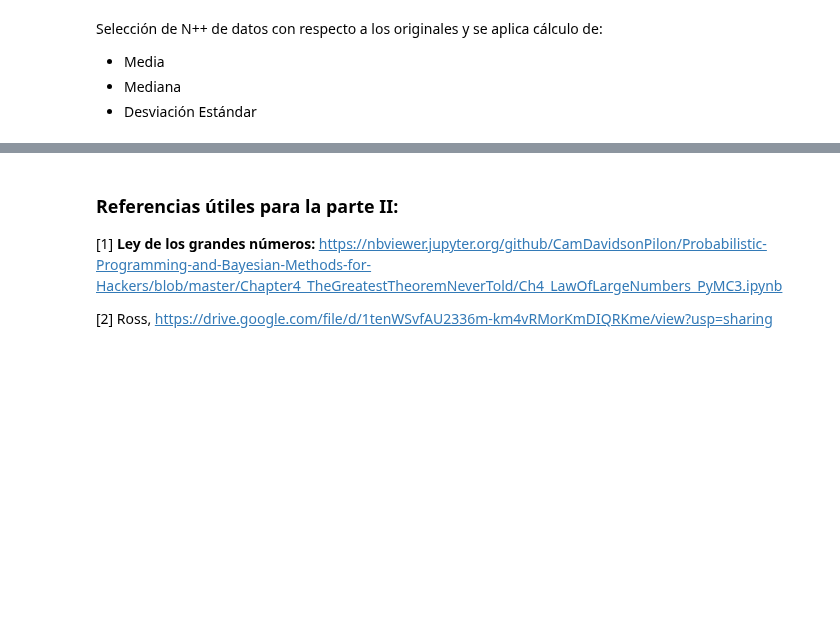
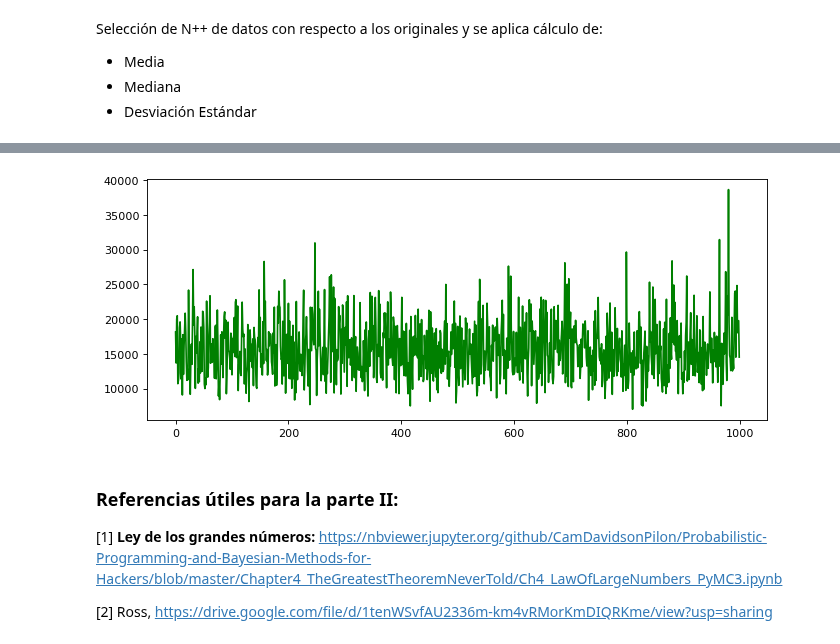
Before and after one commit to estebantejeda/INFO274, a Jupyter notebook: Proyecto/Proyecto_Unidad1.ipynb, the cells around one changed output, grey strips where cells are left out. Drawn from its saved outputs; the diff is of its cells as text; code cells hidden in the pictures; blank space fills up the shorter version.

```diff
--- a/Proyecto/Proyecto_Unidad1.ipynb
+++ b/Proyecto/Proyecto_Unidad1.ipynb
@@ -649,3 +696,38 @@ plt.show()
+# %%
+n = int(len(g1)*3/5)
+
+media = statistics.mean(g1)
+mediana = statistics.median(g1)
+des_sta = statistics.stdev(g1)
+
+largo = list(range(0,1000))
+
+mn = [] #extrae las medias
+md = [] #extrae las medianas
+std= [] #extrae las desviaciones estandar
+var_m = [] #extrae las varianzas de las medianas
+var_md = [] #extrae las varianzas de las medias
+var_std = [] #extrae las varianzas de las desviaciones estandar
+
+for j in largo:
+    mn=[]
+    md=[]
+    std=[]
+    for i in range(30):
+        dat = np.random.choice(list(g1),size=n,replace=True)
+        mn.append(statistics.mean(dat))
+        md.append(statistics.median(dat))
+        std.append(statistics.stdev(dat))
+
+    var_m.append(statistics.variance(mn))
+    var_md.append(statistics.variance(md))
+    var_std.append(statistics.variance(std))
+# %%
+fig, axs = plt.subplots(1, 1,figsize=(10, 4), dpi=80)
+axs.plot(largo,var_m,color="green")
+plt.show()
+# %% [output]
+[figure, added]
 # %% [markdown]
 ### Referencias útiles para la parte II:
 
```
Also changed, not shown: parts of 20 cells of this notebook.
